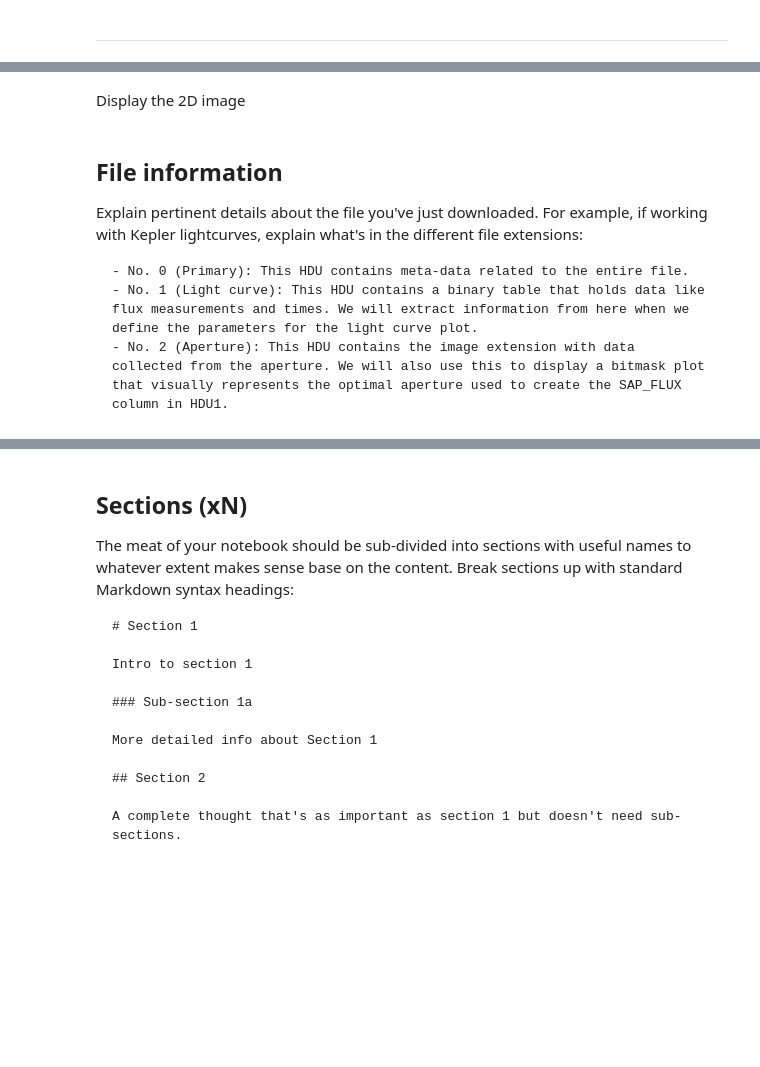
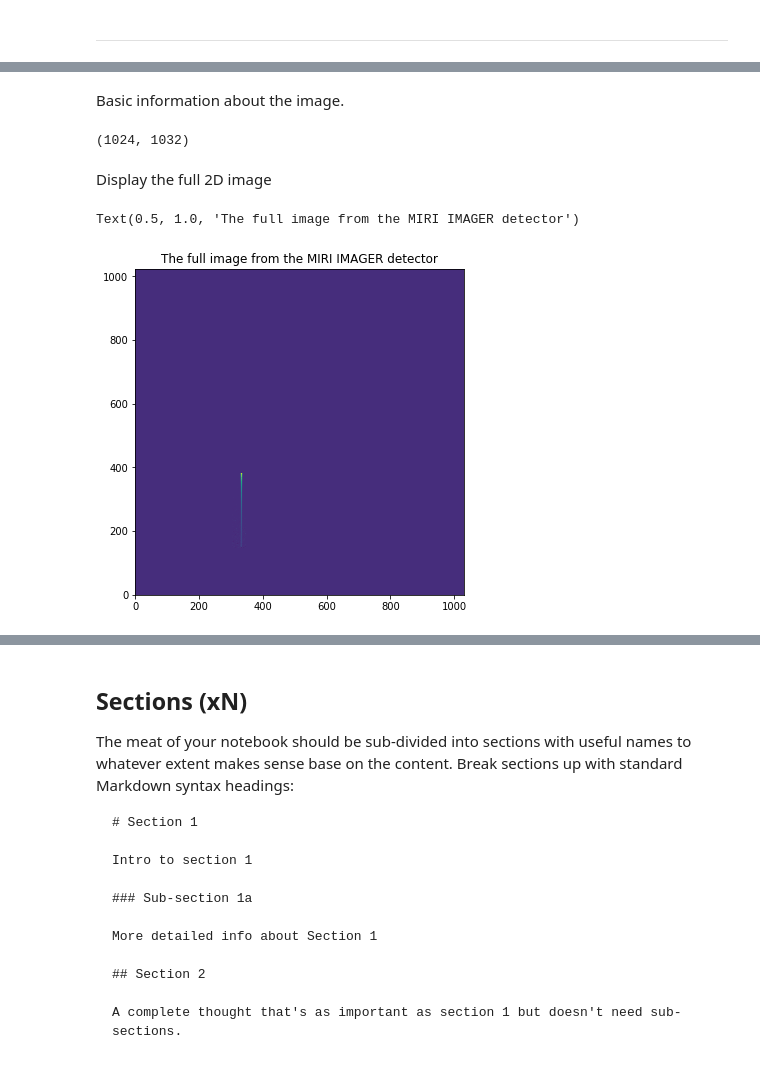
Before and after one commit to spacetelescope/dat_pyinthesky, a Jupyter notebook: jdat_notebooks/MIRI_spectral_extraction/miri_spectral_extraction.ipynb, the cells around one changed output, grey strips where cells are left out. Cells and saved outputs as stored; diff of their text form; code cells hidden in the pictures; blank space fills up the shorter version.

Commit message:
data loaded and displayed

````diff
--- a/jdat_notebooks/MIRI_spectral_extraction/miri_spectral_extraction.ipynb
+++ b/jdat_notebooks/MIRI_spectral_extraction/miri_spectral_extraction.ipynb
@@ -31,2 +54,15 @@ Ideally, use a simulated LRS observation.  Otherwise, use a Spitzer IRS observat
+# %%
+# load the data
+infile = "det_image_seq1_MIRIMAGE_P750Lexp1_cal.fits"
+hdu = fits.open(infile)
+# calibrated image in 2nd HDU
+data = hdu[1].data
+# imwcs = wcs.WCS(hdu[0].header, hdu)
+# %% [markdown]
+Basic information about the image.
+# %%
+print(hdu[1].data.shape)
+# %% [output]
+(1024, 1032)
 # %% [markdown]
-Display the 2D image
+Display the full 2D image
@@ -35,10 +69,8 @@ Display the 2D image
-# %% [markdown]
-## File information
-
-Explain pertinent details about the file you've just downloaded. For example, if working with Kepler lightcurves, explain what's in the different file extensions:
-
-```
-- No. 0 (Primary): This HDU contains meta-data related to the entire file.
-- No. 1 (Light curve): This HDU contains a binary table that holds data like flux measurements and times. We will extract information from here when we define the parameters for the light curve plot.
-- No. 2 (Aperture): This HDU contains the image extension with data collected from the aperture. We will also use this to display a bitmask plot that visually represents the optimal aperture used to create the SAP_FLUX column in HDU1.
-```
+# %%
+norm_data = simple_norm(data, 'sqrt')
+plt.figure(figsize=(6, 6))
+plt.imshow(data, norm=norm_data, origin="lower")
+plt.title("The full image from the MIRI IMAGER detector")
+# %% [output]
+Text(0.5, 1.0, 'The full image from the MIRI IMAGER detector')
+[figure, added]
````
Also changed, not shown: parts of 12 cells of this notebook.
